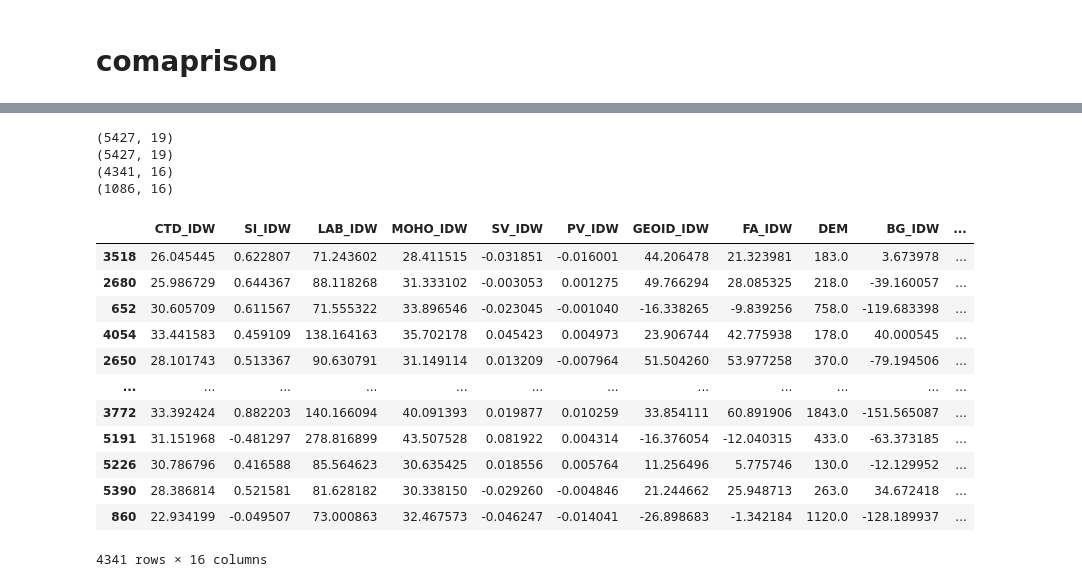
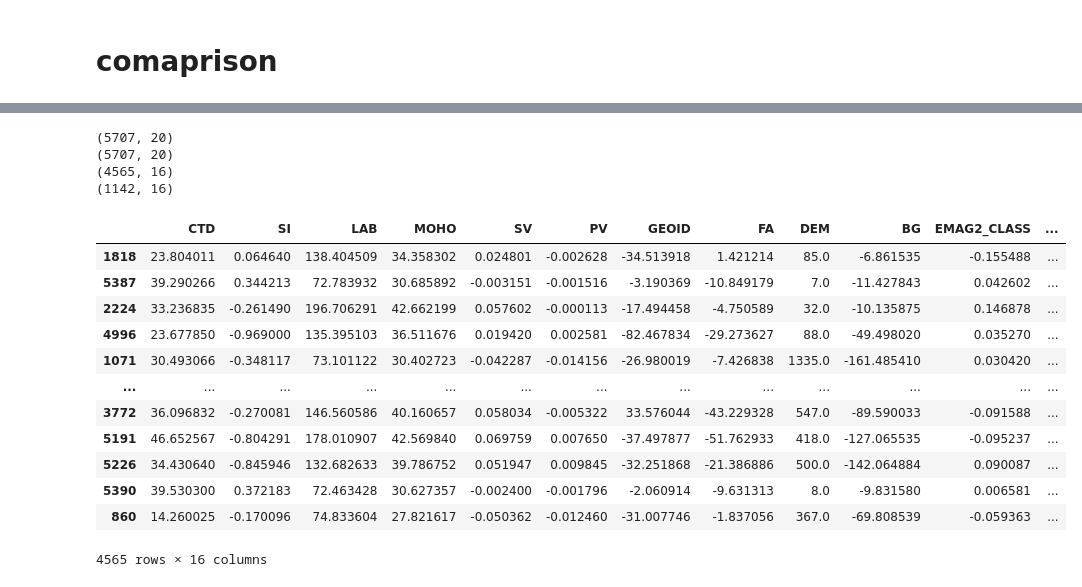
Before and after one commit to MaguedAlaghbary/AFQ, a Jupyter notebook: 5_KPI_ra.ipynb, the cells around one changed output, grey strips where cells are left out. Drawn from its saved outputs; the diff is of its cells as text; code cells hidden in the pictures.

```diff
--- a/5_KPI_ra.ipynb
+++ b/5_KPI_ra.ipynb
@@ -278,19 +238,15 @@ obs['REF_n'] = [ 'MOHO','LAB', 'RHO_C', 'SV', 'PV', 'CTD',
 
 
 
-obs['OBS_REF_IDW'] = ['CTD_IDW' ,  'SI_IDW',"LAB_IDW", "MOHO_IDW",
-            "SV_IDW","PV_IDW",
-            'GEOID_IDW','FA_IDW','DEM','BG_IDW', 'EMAG2_CLASS',
-                   'RHO_L_IDW', 'RHO_C_IDW',
+obs['OBS_REF'] = ['CTD' ,  'SI',"LAB", "MOHO",
+            "SV","PV",
+            'GEOID','FA','DEM','BG', 'EMAG2_CLASS',
+                   'RHO_L', 'RHO_C',
                   'VOLC_DIST_W', 'REG', 'GLIM']
 
 
 
-obs['OBS_REF_LN'] = ['CTD_LN' ,  'SI_LN',"LAB_LN", "MOHO_LN",
-            "SV_LN","PV_LN",
-            'GEOID_LN','FA_LN','DEM','BG_LN', 'EMAG2_CLASS',
-                  'RHO_L_LN', 'RHO_C_LN',
-                      'VOLC_DIST_W', 'REG', 'GLIM']
+
 
 
 # Labels for plots etc
@@ -312,12 +268,15 @@ obs['UNITS'] = ['km',  'si', 'km', 'km',
 # Range of colormap for plots. Similar data are placed in same ranges for consistancy
 obs['V_RANGE'] = [(0,50), (-1,1),(0,300),(15,60),
               (-0.075,0.075), (-0.02,0.02),
-              (-45,45), (-100,100) , (-2200, 2200),(-100,100),  (-0.4, 0.4),
+              (-45,45), (-100,100) , (-2200, 2200),(-250,100),  (-0.4, 0.4),
                    (3260, 3360), (2650, 2950),
                   (0,1), (1,6),(1,15),]
 
-
-
+obs["CMAPS"] = ["batlow",  "broc", "bamako", "batlow",
+             "roma","roma",
+             "bamako", "broc", "bukavu", "broc", "batlow",
+                "batlow", "batlow",
+               "bamako",  "batlowS","topo", ]
 
 #new_index = [4,3,15,6,7,0,14,10,16,17,9, 2,1,5,13,12, 8,11,]
 
@@ -606,58 +584,58 @@ for score, ax in zip(scores, axs.flatten()):
 
 rating = 'ra'
 outlier = 'OD'
-interpolation = 'IDW'
-file_label = f'{outlier}_{interpolation}_{rating}'
+
+file_label = f'{outlier}_{rating}'
 
 tarin_w_f =  dir_p/ 'data'/'dataset'/'Preprocessed'/f'Training_W_{file_label}.csv'
 train_W = pd.read_csv(tarin_w_f, sep='\t')
 
 
 
-train_W_data = train_W[features_ex_idw]
+train_W_data = train_W[features_ex]
 
 print(train_W_data.shape)
 
 
 
-train_W_data = train_W[features_ex_idw]
+train_W_data = train_W[features_ex]
 
 print(train_W_data.shape)
 
 
 
-X = train_W_data[features_idw]
+X = train_W_data[features]
 y = train_W_data[target].values.reshape(-1,1)
 X['GLIM']  = X['GLIM'].astype('int').astype('category')
 X['REG']  = X['REG'].astype('int').astype('category')
 
 X_train, X_test, y_train, y_test = train_test_split(X, y, test_size=0.2, random_state=42, shuffle=True)
 
 
 
 
 print(X_train.shape)
 print(X_test.shape)
 
 X_train.describe(include='all')
 
 
 X_train
 # %% [output]
-(5427, 19)
-(5427, 19)
-(4341, 16)
-(1086, 16)
+(5707, 20)
+(5707, 20)
+(4565, 16)
+(1142, 16)
-|  | CTD_IDW | SI_IDW | LAB_IDW | MOHO_IDW | SV_IDW | PV_IDW | GEOID_IDW | FA_IDW | DEM | BG_IDW | ... |
-| 3518 | 26.045445 | 0.622807 | 71.243602 | 28.411515 | -0.031851 | -0.016001 | 44.206478 | 21.323981 | 183.0 | 3.673978 | ... |
-| 2680 | 25.986729 | 0.644367 | 88.118268 | 31.333102 | -0.003053 | 0.001275 | 49.766294 | 28.085325 | 218.0 | -39.160057 | ... |
-| 652 | 30.605709 | 0.611567 | 71.555322 | 33.896546 | -0.023045 | -0.001040 | -16.338265 | -9.839256 | 758.0 | -119.683398 | ... |
-| 4054 | 33.441583 | 0.459109 | 138.164163 | 35.702178 | 0.045423 | 0.004973 | 23.906744 | 42.775938 | 178.0 | 40.000545 | ... |
-| 2650 | 28.101743 | 0.513367 | 90.630791 | 31.149114 | 0.013209 | -0.007964 | 51.504260 | 53.977258 | 370.0 | -79.194506 | ... |
-| ... | ... | ... | ... | ... | ... | ... | ... | ... | ... | ... | ... |
-| 3772 | 33.392424 | 0.882203 | 140.166094 | 40.091393 | 0.019877 | 0.010259 | 33.854111 | 60.891906 | 1843.0 | -151.565087 | ... |
-| 5191 | 31.151968 | -0.481297 | 278.816899 | 43.507528 | 0.081922 | 0.004314 | -16.376054 | -12.040315 | 433.0 | -63.373185 | ... |
-| 5226 | 30.786796 | 0.416588 | 85.564623 | 30.635425 | 0.018556 | 0.005764 | 11.256496 | 5.775746 | 130.0 | -12.129952 | ... |
-| 5390 | 28.386814 | 0.521581 | 81.628182 | 30.338150 | -0.029260 | -0.004846 | 21.244662 | 25.948713 | 263.0 | 34.672418 | ... |
-| 860 | 22.934199 | -0.049507 | 73.000863 | 32.467573 | -0.046247 | -0.014041 | -26.898683 | -1.342184 | 1120.0 | -128.189937 | ... |
+|  | CTD | SI | LAB | MOHO | SV | PV | GEOID | FA | DEM | BG | EMAG2_CLASS | ... |
+| 1818 | 23.804011 | 0.064640 | 138.404509 | 34.358302 | 0.024801 | -0.002628 | -34.513918 | 1.421214 | 85.0 | -6.861535 | -0.155488 | ... |
+| 5387 | 39.290266 | 0.344213 | 72.783932 | 30.685892 | -0.003151 | -0.001516 | -3.190369 | -10.849179 | 7.0 | -11.427843 | 0.042602 | ... |
+| 2224 | 33.236835 | -0.261490 | 196.706291 | 42.662199 | 0.057602 | -0.000113 | -17.494458 | -4.750589 | 32.0 | -10.135875 | 0.146878 | ... |
+| 4996 | 23.677850 | -0.969000 | 135.395103 | 36.511676 | 0.019420 | 0.002581 | -82.467834 | -29.273627 | 88.0 | -49.498020 | 0.035270 | ... |
+| 1071 | 30.493066 | -0.348117 | 73.101122 | 30.402723 | -0.042287 | -0.014156 | -26.980019 | -7.426838 | 1335.0 | -161.485410 | 0.030420 | ... |
+| ... | ... | ... | ... | ... | ... | ... | ... | ... | ... | ... | ... | ... |
+| 3772 | 36.096832 | -0.270081 | 146.560586 | 40.160657 | 0.058034 | -0.005322 | 33.576044 | -43.229328 | 547.0 | -89.590033 | -0.091588 | ... |
+| 5191 | 46.652567 | -0.804291 | 178.010907 | 42.569840 | 0.069759 | 0.007650 | -37.497877 | -51.762933 | 418.0 | -127.065535 | -0.095237 | ... |
+| 5226 | 34.430640 | -0.845946 | 132.682633 | 39.786752 | 0.051947 | 0.009845 | -32.251868 | -21.386886 | 500.0 | -142.064884 | 0.090087 | ... |
+| 5390 | 39.530300 | 0.372183 | 72.463428 | 30.627357 | -0.002400 | -0.001796 | -2.060914 | -9.631313 | 8.0 | -9.831580 | 0.006581 | ... |
+| 860 | 14.260025 | -0.170096 | 74.833604 | 27.821617 | -0.050362 | -0.012460 | -31.007746 | -1.837056 | 367.0 | -69.808539 | -0.059363 | ... |
-4341 rows × 16 columns
+4565 rows × 16 columns
```
Also changed, not shown: parts of 11 cells of this notebook, 16 other files.
